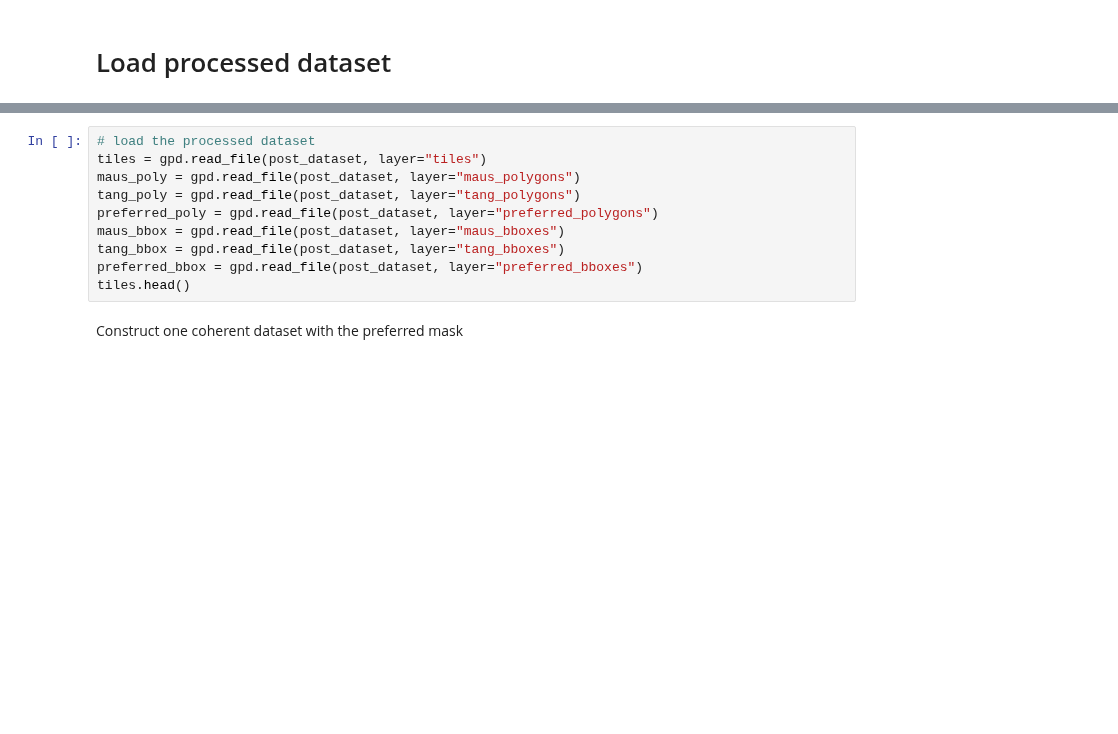
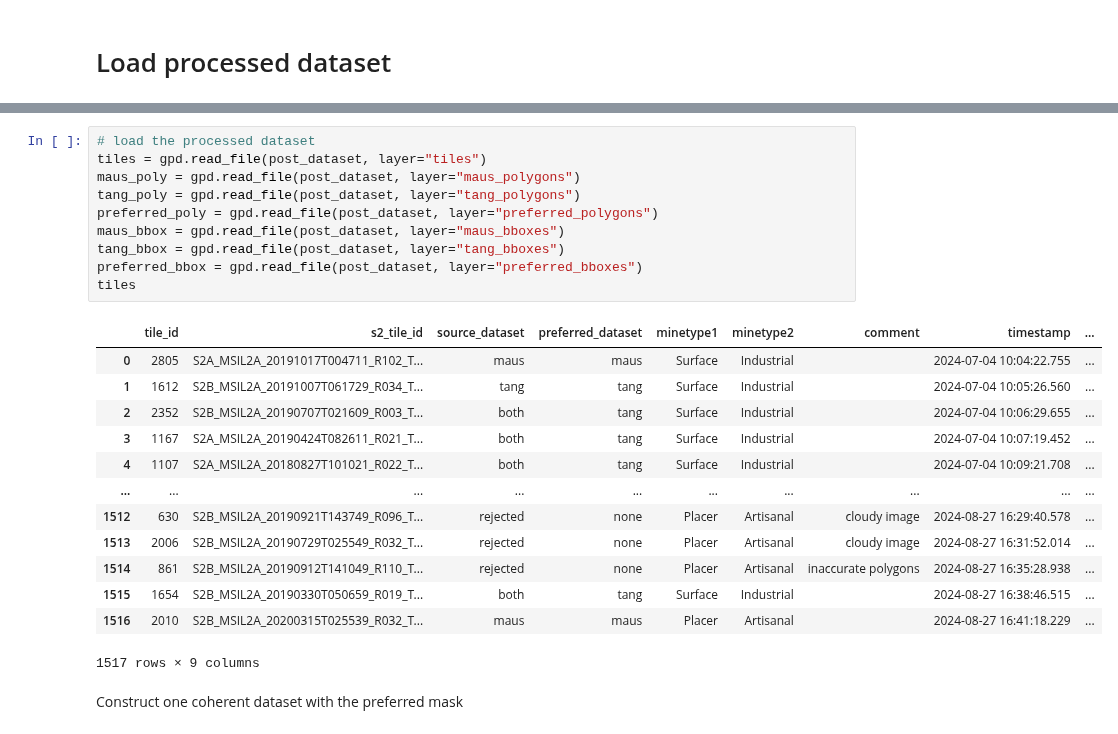
Before and after one commit to SimonJasansky/mine-segmentation, a Jupyter notebook: notebooks/data/04_check_dataset.ipynb, the cells around one changed output, grey strips where cells are left out. Cells and saved outputs as stored; diff of their text form; blank space fills up the shorter version.

```diff
--- a/notebooks/data/04_check_dataset.ipynb
+++ b/notebooks/data/04_check_dataset.ipynb
@@ -179,13 +241,27 @@ gpd.list_layers(post_dataset)
 # %%
 # load the processed dataset
 tiles = gpd.read_file(post_dataset, layer="tiles")
 maus_poly = gpd.read_file(post_dataset, layer="maus_polygons")
 tang_poly = gpd.read_file(post_dataset, layer="tang_polygons")
 preferred_poly = gpd.read_file(post_dataset, layer="preferred_polygons")
 maus_bbox = gpd.read_file(post_dataset, layer="maus_bboxes")
 tang_bbox = gpd.read_file(post_dataset, layer="tang_bboxes")
 preferred_bbox = gpd.read_file(post_dataset, layer="preferred_bboxes")
-tiles.head()
+tiles
+# %% [output]
+|  | tile_id | s2_tile_id | source_dataset | preferred_dataset | minetype1 | minetype2 | comment | timestamp | ... |
+| 0 | 2805 | S2A_MSIL2A_20191017T004711_R102_T... | maus | maus | Surface | Industrial |  | 2024-07-04 10:04:22.755 | ... |
+| 1 | 1612 | S2B_MSIL2A_20191007T061729_R034_T... | tang | tang | Surface | Industrial |  | 2024-07-04 10:05:26.560 | ... |
+| 2 | 2352 | S2B_MSIL2A_20190707T021609_R003_T... | both | tang | Surface | Industrial |  | 2024-07-04 10:06:29.655 | ... |
+| 3 | 1167 | S2A_MSIL2A_20190424T082611_R021_T... | both | tang | Surface | Industrial |  | 2024-07-04 10:07:19.452 | ... |
+| 4 | 1107 | S2A_MSIL2A_20180827T101021_R022_T... | both | tang | Surface | Industrial |  | 2024-07-04 10:09:21.708 | ... |
+| ... | ... | ... | ... | ... | ... | ... | ... | ... | ... |
+| 1512 | 630 | S2B_MSIL2A_20190921T143749_R096_T... | rejected | none | Placer | Artisanal | cloudy image | 2024-08-27 16:29:40.578 | ... |
+| 1513 | 2006 | S2B_MSIL2A_20190729T025549_R032_T... | rejected | none | Placer | Artisanal | cloudy image | 2024-08-27 16:31:52.014 | ... |
+| 1514 | 861 | S2B_MSIL2A_20190912T141049_R110_T... | rejected | none | Placer | Artisanal | inaccurate polygons | 2024-08-27 16:35:28.938 | ... |
+| 1515 | 1654 | S2B_MSIL2A_20190330T050659_R019_T... | both | tang | Surface | Industrial |  | 2024-08-27 16:38:46.515 | ... |
+| 1516 | 2010 | S2B_MSIL2A_20200315T025539_R032_T... | maus | maus | Placer | Artisanal |  | 2024-08-27 16:41:18.229 | ... |
+1517 rows × 9 columns
 # %% [markdown]
 Construct one coherent dataset with the preferred mask
 # %% [markdown]
```
Also changed, not shown: parts of 17 cells of this notebook, 4 other files.
